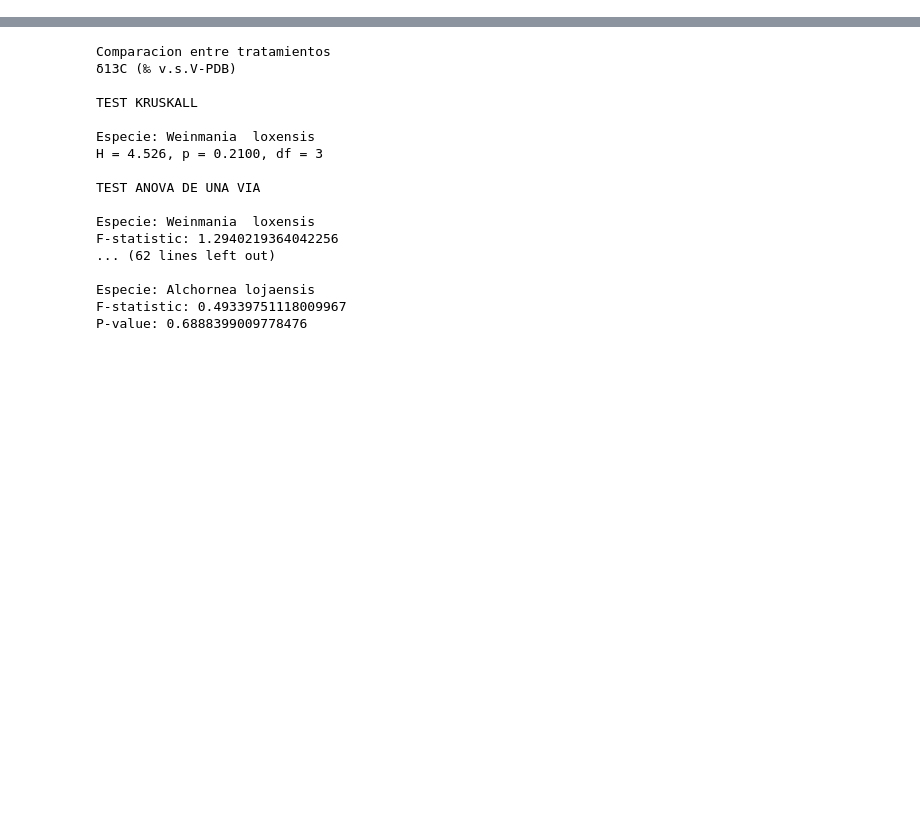
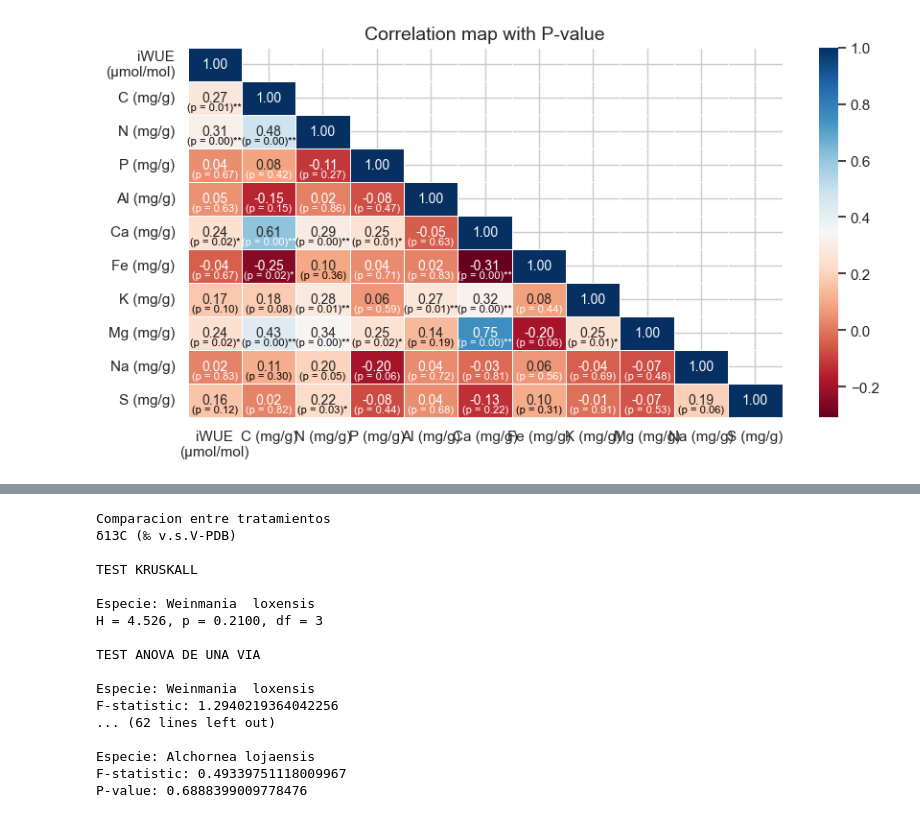
Before and after one commit to ajchavez94/NUMEX_preliminar, a Jupyter notebook: Preliminar.ipynb, the cells around one changed output, grey strips where cells are left out. Drawn from its saved outputs; the diff is of its cells as text; code cells hidden in the pictures; blank space fills up the shorter version.

```diff
--- a/Preliminar.ipynb
+++ b/Preliminar.ipynb
@@ -162,0 +152,96 @@ plt.show()
+# %%
+SF = data[data["Site"]=="SFNu"] #I want to see the relationship with nutrients
+columnas = [vp1, "C (mg/g)","N (mg/g)","P (mg/g)","Al (mg/g)","Ca (mg/g)","Fe (mg/g)","K (mg/g)","Mg (mg/g)","Na (mg/g)","S (mg/g)"]
+df = SF[columnas] # most import to have the df clean only with numeric for the correlation maps.
+
+def corr_pvalue(df):
+
+ import textwrap
+ from scipy.stats import pearsonr
+ from scipy.stats import spearmanr
+ from scipy.stats import kendalltau
+ import numpy as np
+ # Generate the correlation matrix afresh
+ corr = df.corr(numeric_only=True)
+
+ # mask the correlation matrix to diagonal
+ mask = np.zeros_like(corr, dtype=bool)
+ mask[np.triu_indices_from(mask)] = True
+ np.fill_diagonal(mask, False)
+
+ fix,ax = plt.subplots(figsize=(10,5))
+ plt.title("Correlation map with P-value", fontsize=14)
+
+ # Generate heatmap
+ heatmap = sns.heatmap(corr,
+                      annot= True,
+                      annot_kws={"fontsize": 10},
+                      fmt='.2f',
+                      linewidths=0.5,
+                      cmap='RdBu',
+                      mask=mask,
+                      ax=ax)
+
+ # calculate and format p-values
+ p_values = np.full((corr.shape[0], corr.shape[1]), np.nan)
+ for i in range(corr.shape[0]):
+  for j in range(i+1, corr.shape[1]):
+    x = df.iloc[:, i]
+    y = df.iloc[:, j]
+    mask = ~np.logical_or(np.isnan(x), np.isnan(y))
+    if np.sum(mask) > 0:
+      p_values[i, j] = pearsonr(x[mask], y[mask])[1] #change to pearsonr or spearmanr, kendalltau
+
+ # Create a dataframe object for p_values
+ p_values = pd.DataFrame(p_values, columns=corr.columns, index=corr.index)
+
+ # Mask the p values
+ mask_pvalues = np.triu(np.ones_like(p_values), k=1)
+
+ # Generate maximum and minimum correlation coefficients for p-value annotation color
+ max_corr = np.max(corr.max())
+ min_corr = np.min(corr.min())
+
+ # Assign p-value annotations, include asterisks for significance
+ for i in range (p_values.shape[0]):
+  for j in range(p_values.shape[1]):
+    if mask_pvalues[i, j]:
+      p_value = p_values.iloc[i, j]
+      if not np.isnan(p_value):
+        correlation_value = corr.iloc[i, j]
+        text_color = 'white' if correlation_value >= (max_corr - 0.4) or correlation_value <= (min_corr + 0.4) else 'black'
+        if p_value <= 0.01:
+            #include double asterisks for p-value <= 0.01
+            ax.text(i + 0.5, j + 0.8, f'(p = {p_value:.2f})**',
+                    horizontalalignment='center',
+                    verticalalignment='center',
+                    fontsize=8,
+                    color=text_color)
+        elif p_value <= 0.05:
+            #include single asterisk for p-value <= 0.05
+            ax.text(i + 0.5, j + 0.8, f'(p = {p_value:.2f})*',
+                    horizontalalignment='center',
+                    verticalalignment='center',
+                    fontsize=8,
+                    color=text_color)
+        else:
+            ax.text(i + 0.5, j + 0.8, f'(p = {p_value:.2f})',
+                    horizontalalignment='center',
+                    verticalalignment='center',
+                    fontsize=8,
+                    color=text_color)
+
+ # Customize x-axis labels
+ x_labels = [textwrap.fill(label.get_text(), 13) for label in ax.get_xticklabels()]
+ ax.set_xticklabels(x_labels, rotation=0, ha="center")
+
+ # Customize y-axis labels
+ y_labels = [textwrap.fill(label.get_text(), 13) for label in ax.get_yticklabels()]
+ ax.set_yticklabels(y_labels, rotation=0, ha="right")
+
+ # Display the plot
+ return plt.show()
+
+corr_pvalue(df)
+# %% [output]
+[figure, added]
```
Also changed, not shown: parts of 22 cells of this notebook, 3 other files.
